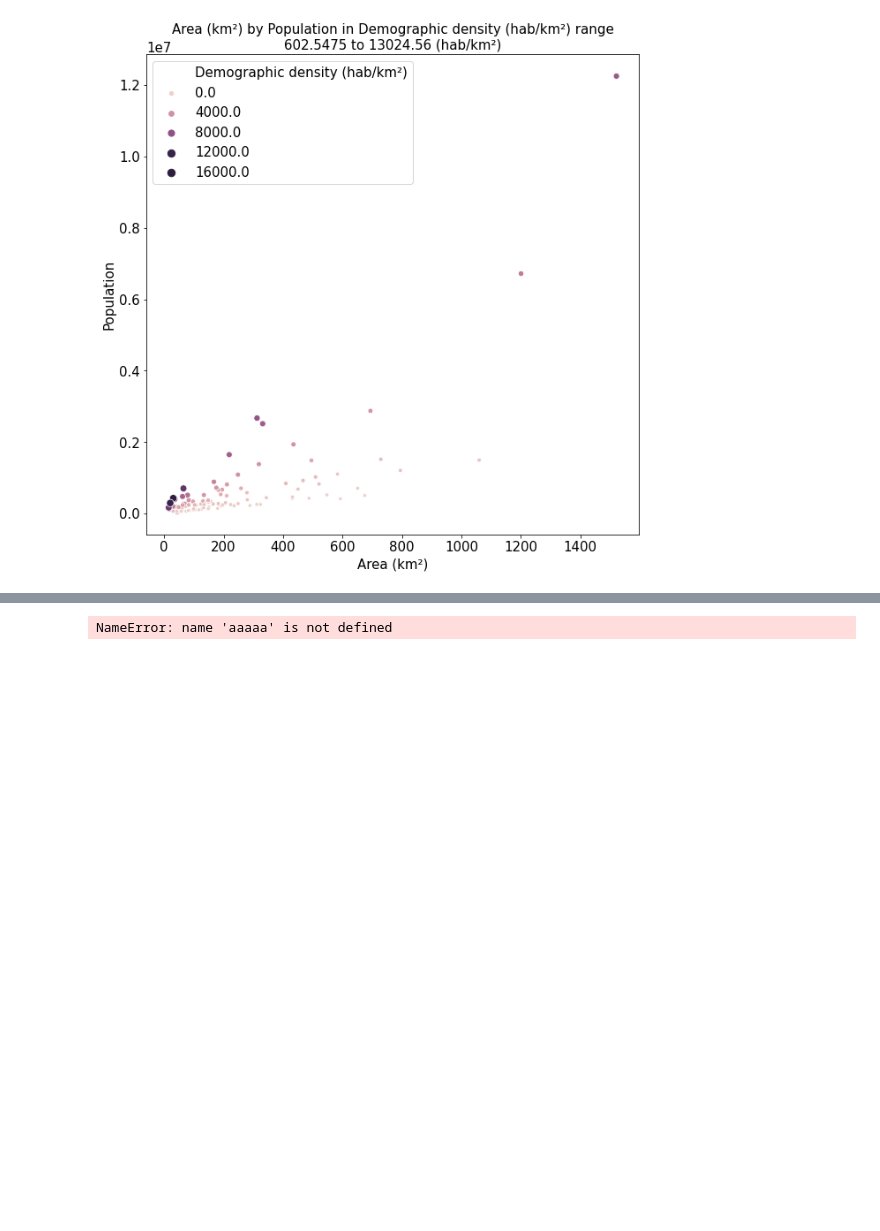
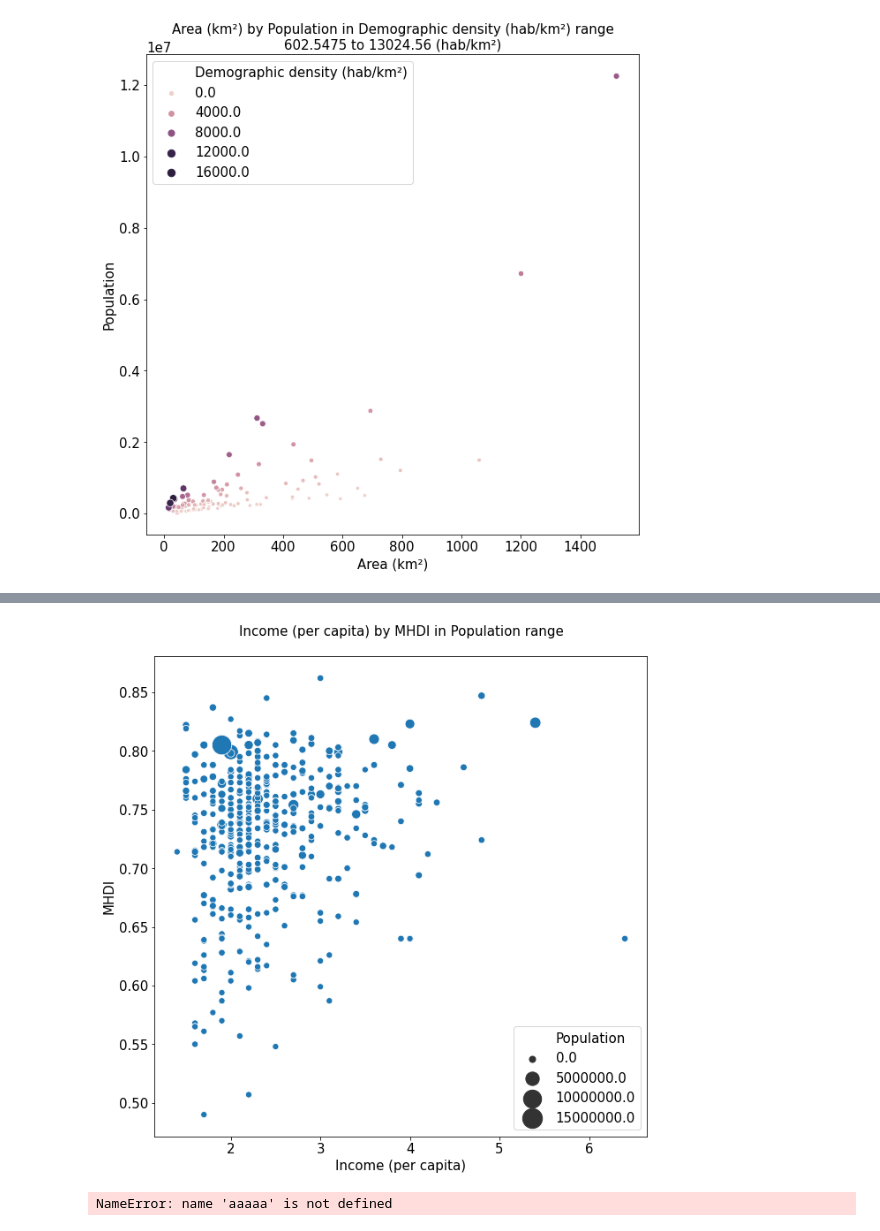
Before and after one commit to gfsilveira/covid, a Jupyter notebook: 04-Covid19-MunicipiosBR_socioeconomico.ipynb, the cells around one changed output, grey strips where cells are left out. Saved outputs shown, nothing was run; the diff lists cells and outputs as text; code cells hidden in the pictures; blank space fills up the shorter version.

Commit message:
MHDI and income

```diff
--- a/04-Covid19-MunicipiosBR_socioeconomico.ipynb
+++ b/04-Covid19-MunicipiosBR_socioeconomico.ipynb
@@ -32,7 +32,7 @@ print_campo = 'n'
 if print_campo == 's':
     g = 1
     dpi=300
-    lista_pastas = 'Age City Sex Area'.split(' ')
+    lista_pastas = 'Age City Sex Area Renda'.split(' ')
     for c in lista_pastas:
         try:
             os.mkdir(c)
@@ -645,3 +648,25 @@ if print_campo == 's':
+# %%
+q1 = 1
+q2 = q1 + 1
+col1 = "Income (per capita)"
+col3 = "Population"
+col2 = "MHDI"
+plt.figure(figsize=(10,10))
+sns.scatterplot(
+    x=col1,
+    y=col2,
+#     hue=col3,
+    size=col3,
+    sizes=(50,500),
+    data=df,
+)
+plt.title(col1+' by '+col2+' in '+col3+' range\n')
+if print_campo == 's':
+    col2 = lista_pastas[4]
+    g += 1
+    plt.savefig(col2+'\\0'+str(g)+'-'+col2+'_'+data+'.png', dpi=dpi)
+# %% [output]
+[figure, added]
 # %%
 print(aaaaa)
 # %% [output]
```
Also changed, not shown: parts of 3 cells of this notebook, 4 other files.
